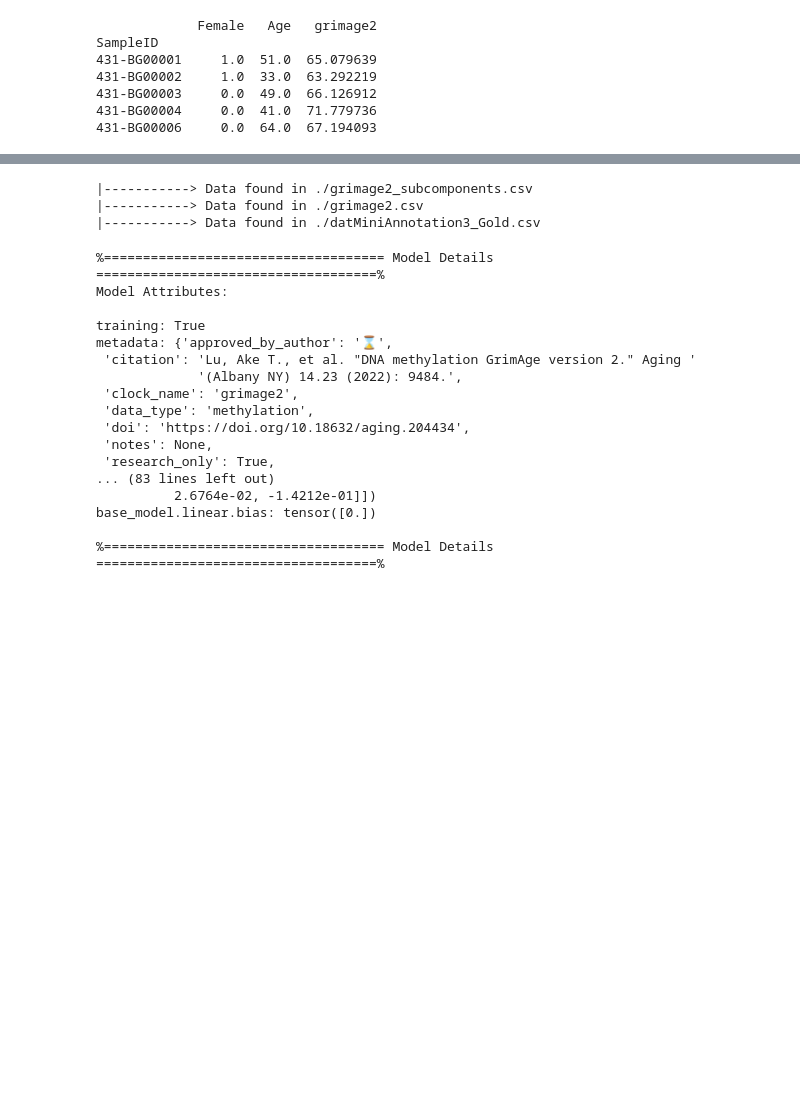
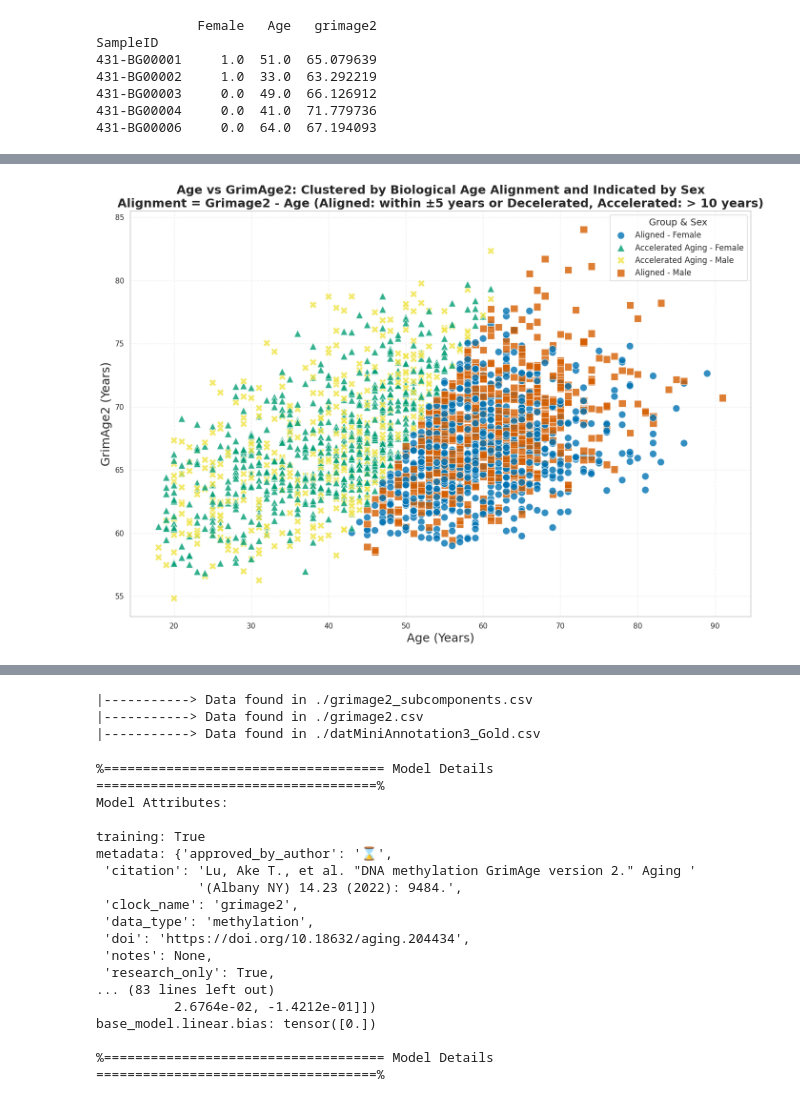
Before and after one commit to lowestprime/BP-DNAm_pub, a Jupyter notebook: Jupyter/BP-DNAm_pyaging_GrimAge2.ipynb, the cells around one changed output, grey strips where cells are left out. Saved outputs shown, nothing was run; the diff lists cells and outputs as text; code cells hidden in the pictures; blank space fills up the shorter version.

```diff
--- a/Jupyter/BP-DNAm_pyaging_GrimAge2.ipynb
+++ b/Jupyter/BP-DNAm_pyaging_GrimAge2.ipynb
@@ -260,0 +316,78 @@ plt.show()
+# %%
+# Assuming adata_subset.obs is your DataFrame
+df = adata_subset.obs.copy()
+
+# Replace inf with NaN and drop rows where either value is NaN
+df.replace([np.inf, -np.inf], np.nan, inplace=True)
+df.dropna(subset=['Age', 'grimage2'], inplace=True)
+
+# Calculate the difference between GrimAge2 and Age
+df['Difference'] = df['grimage2'] - df['Age']
+
+# Standardize the difference for clustering
+scaler = StandardScaler()
+df['Scaled_Difference'] = scaler.fit_transform(df[['Difference']])
+
+# Perform K-means clustering, experimenting with different cluster numbers
+n_clusters = 2  # Two clusters: Aligned and Accelerated Aging
+kmeans = KMeans(n_clusters=n_clusters, random_state=42)
+df['Cluster'] = kmeans.fit_predict(df[['Scaled_Difference']])
+
+# Map the clusters to meaningful names
+df['Group'] = df['Cluster'].replace({0: 'Aligned', 1: 'Accelerated Aging'})
+
+# Replace 'Female' column values with 'Female' and 'Male' labels
+df['Sex'] = df['Female'].replace({1.0: 'Female', 0.0: 'Male'})
+
+# Create a new column that combines Group and Sex for coloring
+df['Group_Sex'] = df['Group'] + ' - ' + df['Sex']
+
+# Use a colorblind-safe palette with higher contrast
+color_palette = {
+    'Aligned - Female': '#0072B2',       # Bright blue
+    'Aligned - Male': '#D55E00',         # Bright orange
+    'Accelerated Aging - Female': '#009E73',  # Bright green
+    'Accelerated Aging - Male': '#F0E442'     # Bright yellow
+}
+
+# Plot the Groups and indicate sex
+plt.figure(figsize=(14, 10))
+sns.set_style("whitegrid")
+scatter = sns.scatterplot(
+    data=df,
+    x='Age',
+    y='grimage2',
+    hue='Group_Sex',
+    style='Group_Sex',  # Indicating sex by marker style
+    markers={'Aligned - Female': 'o', 'Aligned - Male': 's', 'Accelerated Aging - Female': '^', 'Accelerated Aging - Male': 'X'},
+    palette=color_palette,
+    s=120,
+    alpha=0.8
+)
+
+# Define the concept of "Alignment" in the title
+alignment_text = "Alignment = Grimage2 - Age (Aligned: within ±5 years or Decelerated, Accelerated: > 10 years)"
+plt.title(f'Age vs GrimAge2: Clustered by Biological Age Alignment and Indicated by Sex\n{alignment_text}', fontsize=18, fontweight='bold')
+
+# Customize the plot
+plt.xlabel('Age (Years)', fontsize=18)
+plt.ylabel('GrimAge2 (Years)', fontsize=18)
+plt.legend(title='Group & Sex', fontsize=12, title_fontsize=14)
+plt.grid(True, linestyle='--', alpha=0.3)
+plt.tight_layout()
+
+# Save and show the plot
+plt.savefig('Age_vs_GrimAge2_Biological_Age_Alignment_Sex_Clustering_Optimized.svg', format='svg', dpi=4000, bbox_inches='tight')
+plt.show()
+
+# Summary of group characteristics
+group_summary = df.groupby(['Group', 'Sex']).agg({
+    'Age': ['mean', 'std'],
+    'grimage2': ['mean', 'std'],
+    'Difference': ['mean', 'std'],
+    'Group': 'size'
+}).rename(columns={'Group': 'Count'}).reset_index()
+
+print(group_summary)
+# %% [output]
+[figure, added]
```
Also changed, not shown: parts of 24 cells of this notebook, 20 other files.
